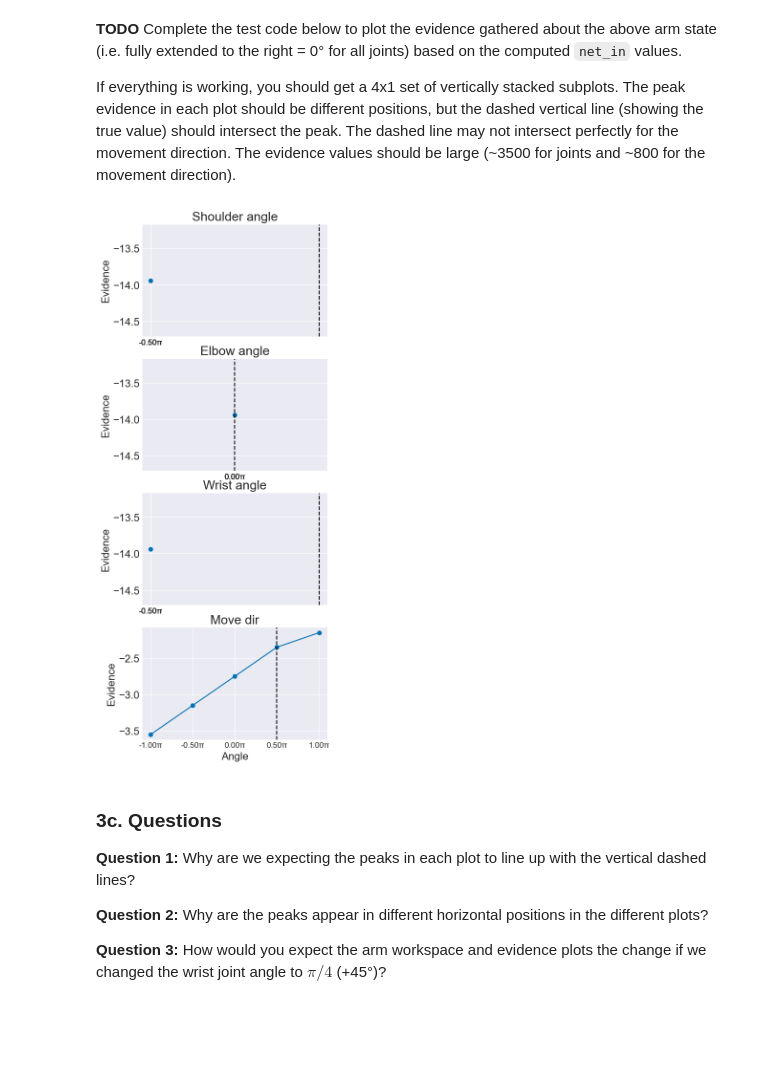
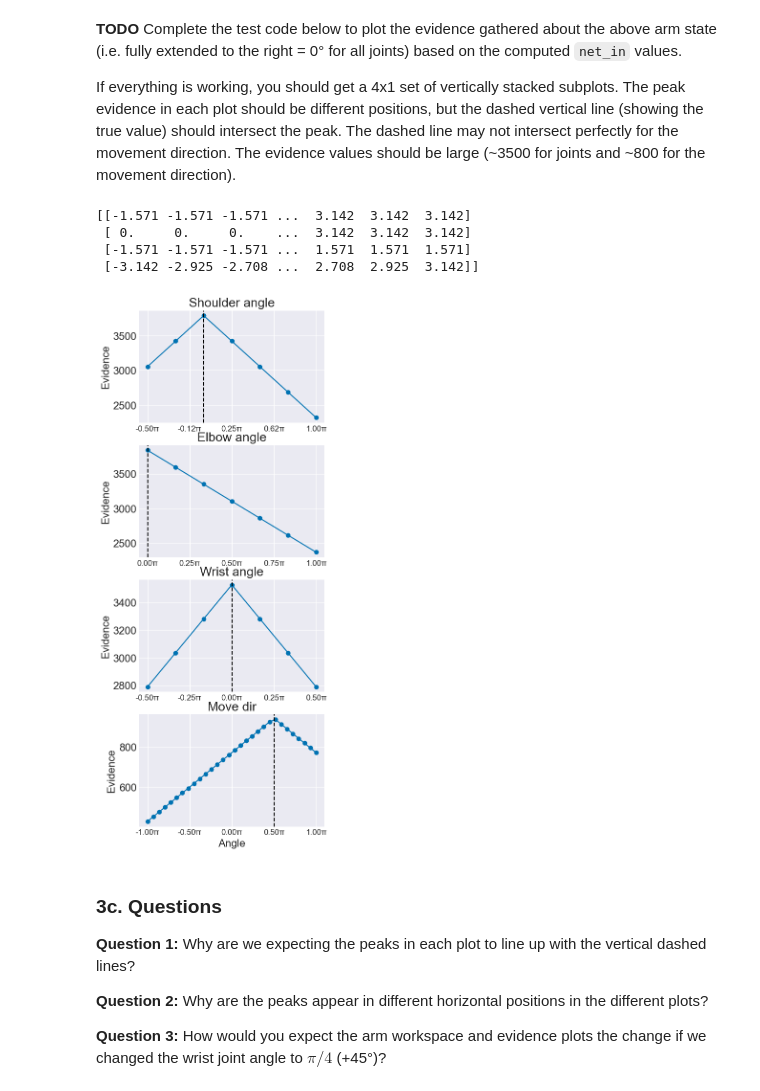
Before and after one commit to mqwen24/CS443_Projects, a Jupyter notebook: p3/outstar_learning.ipynb, the cells around one changed output. Drawn from its saved outputs; the diff is of its cells as text; code cells hidden in the pictures; blank space fills up the shorter version.

```diff
--- a/p3/outstar_learning.ipynb
+++ b/p3/outstar_learning.ipynb
@@ -251,20 +248,23 @@ arm.plot()
 If everything is working, you should get a 4x1 set of vertically stacked subplots. The peak evidence in each plot should be different positions, but the dashed vertical line (showing the true value) should intersect the peak. The dashed line may not intersect perfectly for the movement direction. The evidence values should be large (~3500 for joints and ~800 for the movement direction).
 # %%
 # TODO: Create MotorNeurons object based on the current set of joints
-mn = MotorNeurons(joints, n_joint_angle_prefs=1, n_dir_angle_prefs=5)
+mn = MotorNeurons(joints)
 
 # TODO: Compute the net_in. You can just hardcode the current joint angles
 # and movement direction:
 # joint angles is just an array of 3 0s.
 # movement direction we are assuming is up (π/2)
-mn_net_in = neurons.net_in(np.zeros(3), np.pi/2)
-
+mn_net_in = mn.net_in(np.zeros(3), np.pi/2)
 # Plug in the net_in and one 4 item list of the actual joint angles and move direction
 # (move direction is last) into the MotorNeuron plot method.
 # Hard coding this list is fine here.
 mn.plot(mn_net_in, [0, 0, 0, np.pi/2])
 # %% [output]
+[[-1.571 -1.571 -1.571 ...  3.142  3.142  3.142]
+ [ 0.     0.     0.    ...  3.142  3.142  3.142]
+ [-1.571 -1.571 -1.571 ...  1.571  1.571  1.571]
+ [-3.142 -2.925 -2.708 ...  2.708  2.925  3.142]]
-[figure, old version]
+[figure, new version]
 # %% [markdown]
 ### 3c. Questions
 
```
Also changed, not shown: parts of 2 cells of this notebook.
